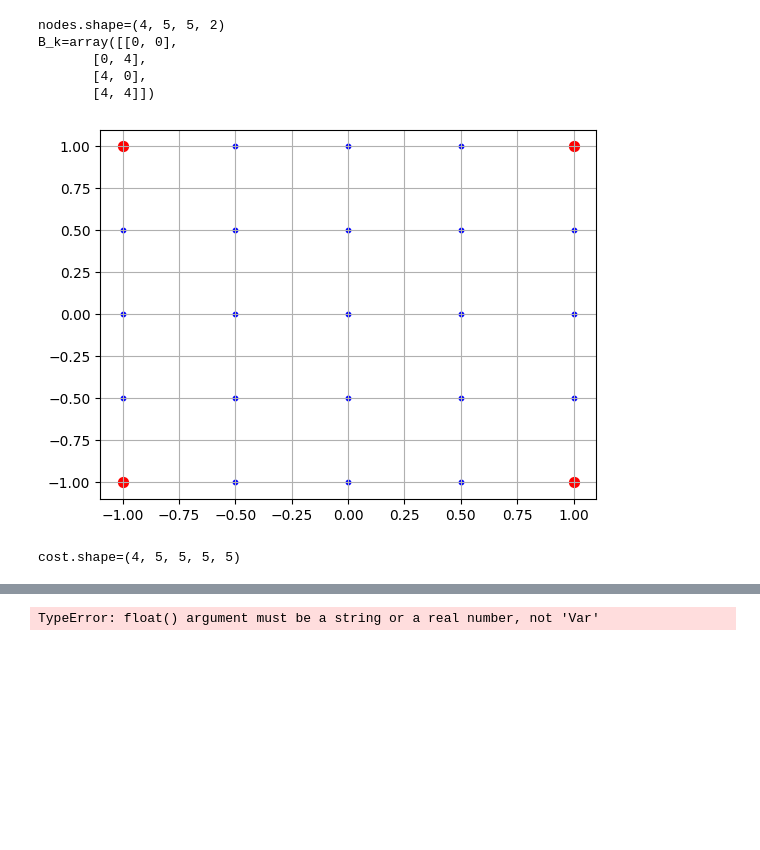
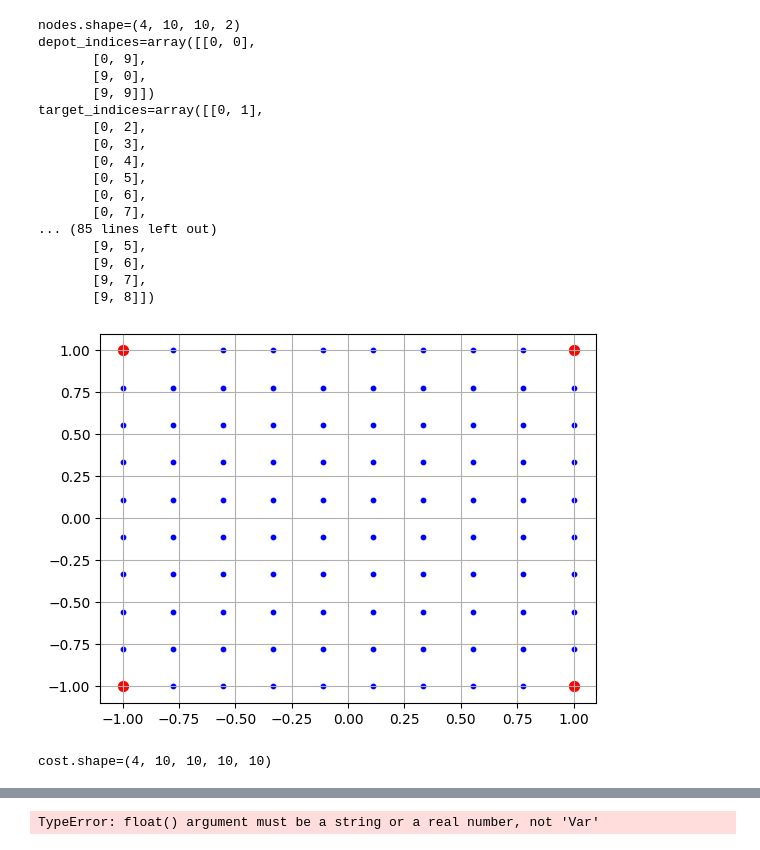
Before and after one commit to nestlab-bae-mqp-2024/mrpcp-solvers, a Jupyter notebook: jupyter/2015_mrpcp/2015_mrpcp_yasars_attempt.ipynb, the cells around one changed output, grey strips where cells are left out. Saved outputs shown, nothing was run; the diff lists cells and outputs as text; code cells hidden in the pictures; blank space fills up the shorter version.

```diff
--- a/jupyter/2015_mrpcp/2015_mrpcp_yasars_attempt.ipynb
+++ b/jupyter/2015_mrpcp/2015_mrpcp_yasars_attempt.ipynb
@@ -6,43 +6,68 @@ import numpy as np
 # Chose number of robots
 k = 4
 # Chose recharging proportionality constant
 q_k = 0.1  # This means that each robot will need to charge for 10 minutes for every 100 minutes travelled
 # Chose the number of nodes in an axis
-n = 5
+n = 10
 # Create a uniform (n, n, 2) numpy grid for MAXIMUM SPEED
 nodes = np.mgrid[-1:1:n * 1j, -1.:1:n * 1j]
 nodes = nodes.reshape(nodes.shape + (1,))
 nodes = np.concatenate((nodes[0], nodes[1]), axis=2)
 nodes = nodes.reshape((1,) + nodes.shape)
 nodes = np.concatenate([nodes for _ in range(k)], axis=0)
 print(f"{nodes.shape=}")
 
 # nodes = targets + depots
 # Note: If a node isn't a depot, it is a target
 
 # Specify depots
 ## One depot node
 # depots_i = np.array([[0, 0]])
 ## Four depot nodes (one in each corner)
-depots_i = np.array([[0, 0], [0, n-1], [n-1, 0], [n-1,n-1]])
+depot_indices = np.array([[0, 0], [0, n-1], [n-1, 0], [n-1,n-1]])
+print(f"{depot_indices=}")
+target_indices = []
+for i in range(n):
+    for j in range(n):
+        is_depot = False
+        for depot in depot_indices:
+            if i == depot[0] and j == depot[1]:
+                is_depot = True
+                continue
+        if not is_depot:
+            target_indices.append([i,j])
+target_indices = np.array(target_indices)
+print(f"{target_indices=}")
 
 # Chose starting depot node
-B_k = depots_i
-print(f"{B_k=}")
+B_k = depot_indices
+# print(f"{B_k=}")
 
 # Graphical sanity check
 plt.figure()
 plt.scatter(nodes[0,:,:,0], nodes[0,:,:,1], c='blue', s=10)
-plt.scatter(nodes[0,depots_i[:,0],depots_i[:,1],0], nodes[0,depots_i[:,0],depots_i[:,1], 1], c='red', s=50)
+plt.scatter(nodes[0,depot_indices[:,0],depot_indices[:,1],0], nodes[0,depot_indices[:,0],depot_indices[:,1], 1], c='red', s=50)
 plt.grid()
 plt.show()
 # %% [output]
-nodes.shape=(4, 5, 5, 2)
-B_k=array([[0, 0],
+nodes.shape=(4, 10, 10, 2)
+depot_indices=array([[0, 0],
+       [0, 9],
+       [9, 0],
+       [9, 9]])
+target_indices=array([[0, 1],
+       [0, 2],
+       [0, 3],
        [0, 4],
-       [4, 0],
-       [4, 4]])
+       [0, 5],
+       [0, 6],
+       [0, 7],
+... (85 lines left out)
+       [9, 5],
+       [9, 6],
+       [9, 7],
+       [9, 8]])
-[figure, old version]
+[figure, new version]
 # %%
 import itertools
 
@@ -55,7 +80,7 @@ cost = cost.reshape((1,) + cost.shape)
 cost = np.concatenate([cost for _ in range(k)], axis=0)
 print(f"{cost.shape=}")
 # %% [output]
-cost.shape=(4, 5, 5, 5, 5)
+cost.shape=(4, 10, 10, 10, 10)
 # %%
 import gurobipy as gp
 from gurobipy import GRB
```
Also changed, not shown: parts of 5 cells of this notebook.
